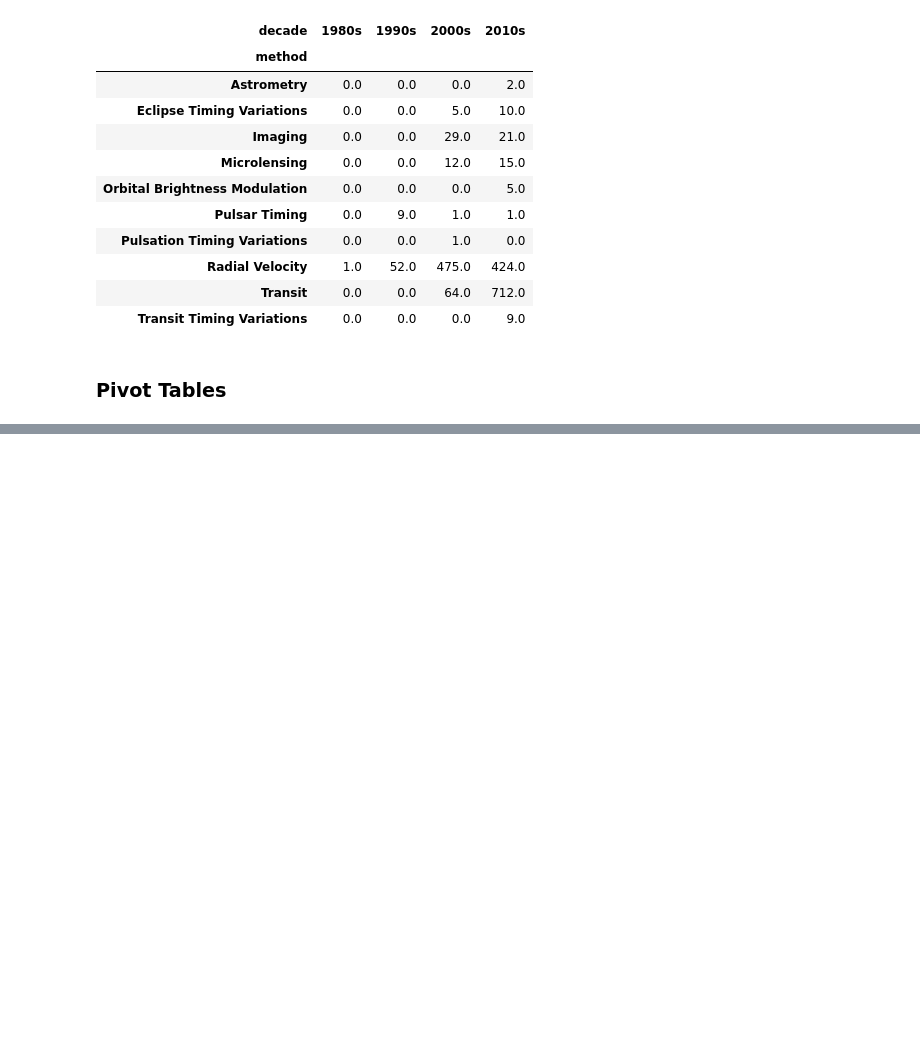
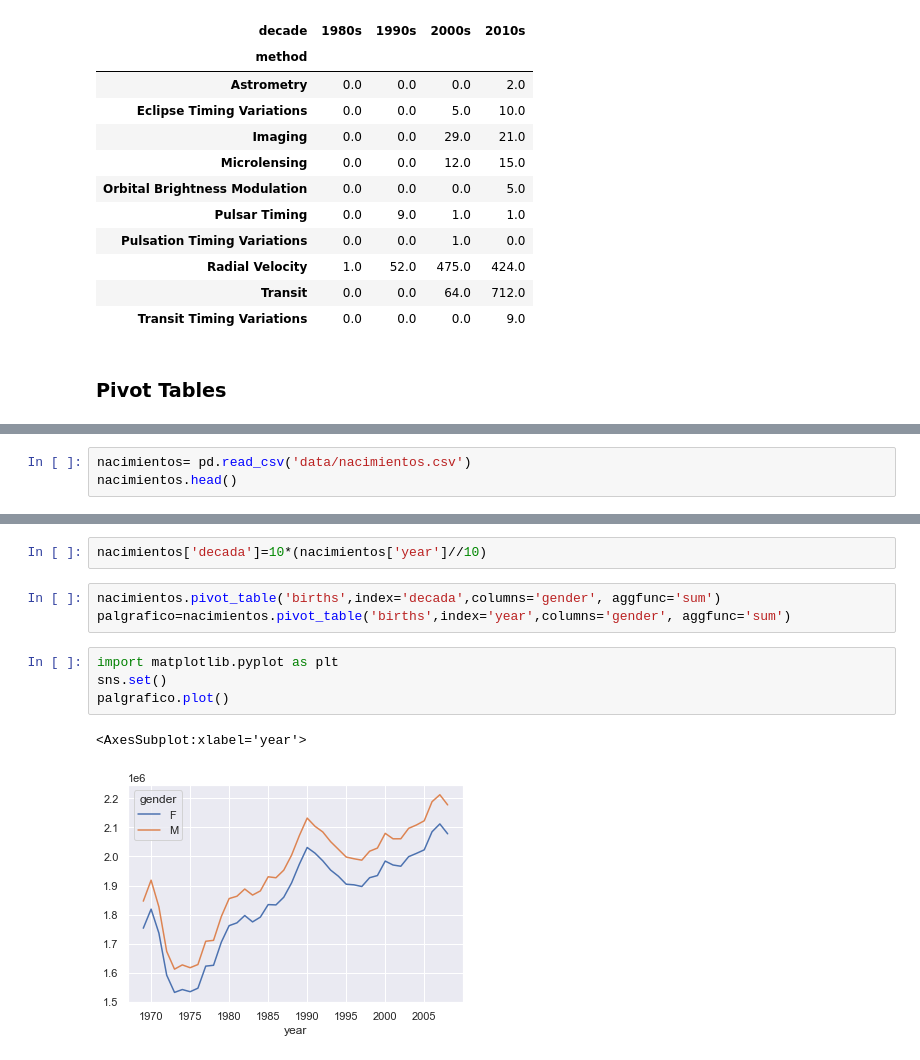
Before and after one commit to WilderGitHub/MCD, a Jupyter notebook: I. 01 Introducción Ciencia de Datos/EstamosPracticandoPalExamen.ipynb, the cells around one changed output, grey strips where cells are left out. Cells and saved outputs as stored; diff of their text form; blank space fills up the shorter version.

```diff
--- a/I. 01 Introducción Ciencia de Datos/EstamosPracticandoPalExamen.ipynb
+++ b/I. 01 Introducción Ciencia de Datos/EstamosPracticandoPalExamen.ipynb
@@ -1120,0 +1172,3 @@ planetas.groupby(['method', decade])['number'].sum().unstack().fillna(0)
+# %%
+nacimientos= pd.read_csv('data/nacimientos.csv')
+nacimientos.head()
@@ -1120,0 +1182,12 @@ planetas.groupby(['method', decade])['number'].sum().unstack().fillna(0)
+# %%
+nacimientos['decada']=10*(nacimientos['year']//10)
+# %%
+nacimientos.pivot_table('births',index='decada',columns='gender', aggfunc='sum')
+palgrafico=nacimientos.pivot_table('births',index='year',columns='gender', aggfunc='sum')
+# %%
+import matplotlib.pyplot as plt
+sns.set()
+palgrafico.plot()
+# %% [output]
+<AxesSubplot:xlabel='year'>
+[figure, added]
```
Also changed, not shown: parts of 12 cells of this notebook, 3 other files.
